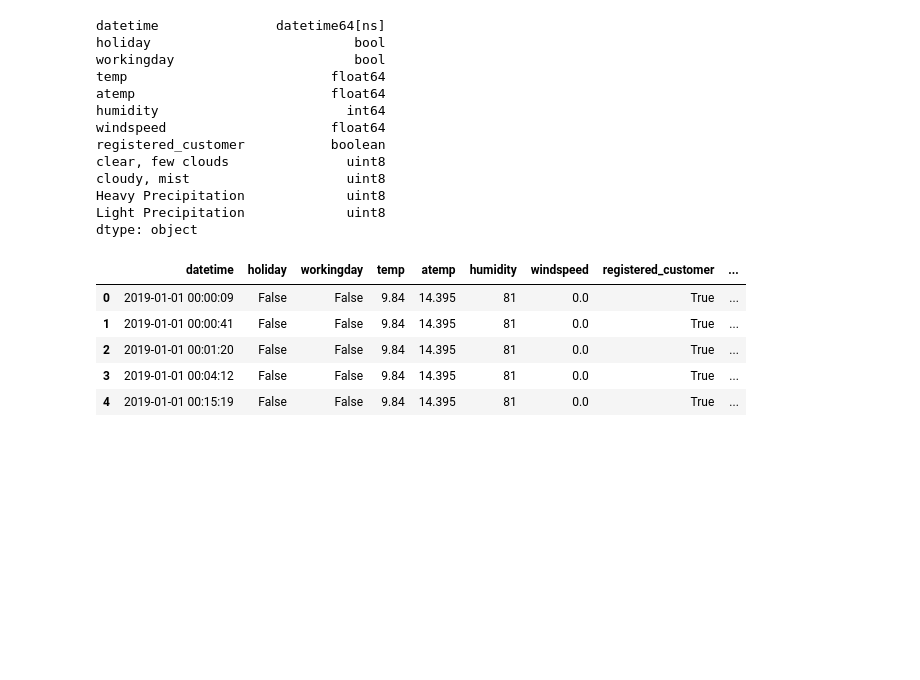
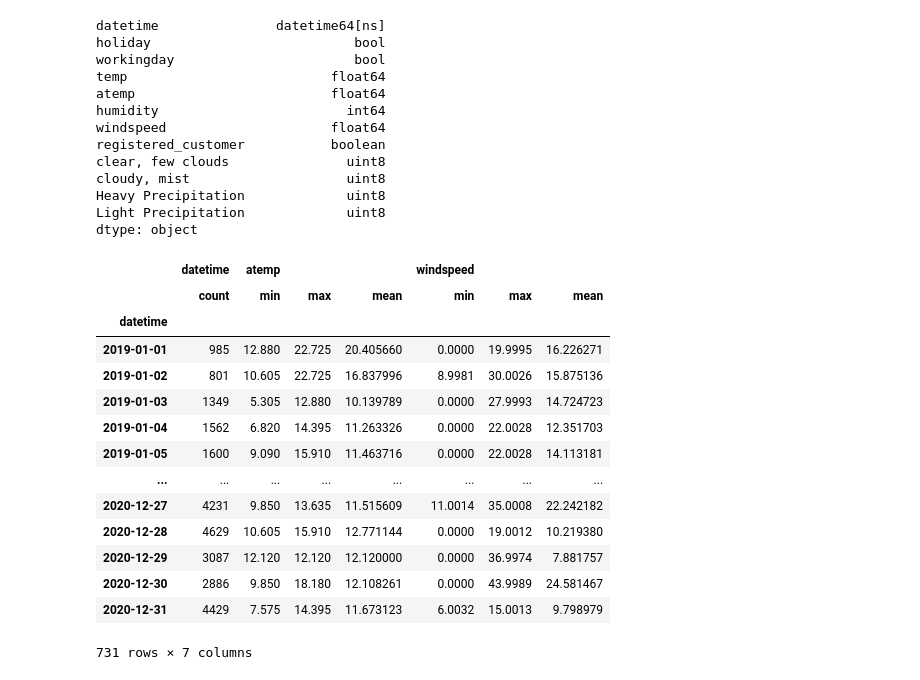
Before and after one commit to LeonBeyer123/Business_Intelligence, a Jupyter notebook: Aufgabe 1.ipynb, the cells around one changed output. Drawn from its saved outputs; the diff is of its cells as text; code cells hidden in the pictures; blank space fills up the shorter version.

```diff
--- a/Aufgabe 1.ipynb
+++ b/Aufgabe 1.ipynb
@@ -184,21 +182,36 @@ subset = dataset.loc[dataset["humidity"] == 0]
 # %%
 dataset['Dates'] = pd.to_datetime(dataset['datetime']).dt.date
 dataset['Time'] = pd.to_datetime(dataset['datetime']).dt.time
 
 dataset['Weekday'] = pd.to_datetime(dataset['datetime']).dt.day_name()
 
 
 #Hausaufgabe Leon
 #cal = calendar()
 #holidays = cal.holidays(start=dataset['Dates'].min(), end=dataset['Dates'].max())
 #dataset['Holiday'] = dataset['Dates'].isin(holidays)
 
 
-dataset.head()
+#dataset.head(50)
+
+dataset.groupby(by=dataset['datetime'].dt.date).agg({
+    'datetime': ['count'],
+    'atemp': ['min', 'max', 'mean'],
+    'windspeed': ['min', 'max', 'mean']
+})
 # %% [output]
-|  | datetime | holiday | workingday | temp | atemp | humidity | windspeed | registered_customer | ... |
-| 0 | 2019-01-01 00:00:09 | False | False | 9.84 | 14.395 | 81 | 0.0 | True | ... |
-| 1 | 2019-01-01 00:00:41 | False | False | 9.84 | 14.395 | 81 | 0.0 | True | ... |
-| 2 | 2019-01-01 00:01:20 | False | False | 9.84 | 14.395 | 81 | 0.0 | True | ... |
-| 3 | 2019-01-01 00:04:12 | False | False | 9.84 | 14.395 | 81 | 0.0 | True | ... |
-| 4 | 2019-01-01 00:15:19 | False | False | 9.84 | 14.395 | 81 | 0.0 | True | ... |
+|  | datetime | atemp |  |  | windspeed |  |  |
+|  | count | min | max | mean | min | max | mean |
+| datetime |  |  |  |  |  |  |  |
+| 2019-01-01 | 985 | 12.880 | 22.725 | 20.405660 | 0.0000 | 19.9995 | 16.226271 |
+| 2019-01-02 | 801 | 10.605 | 22.725 | 16.837996 | 8.9981 | 30.0026 | 15.875136 |
+| 2019-01-03 | 1349 | 5.305 | 12.880 | 10.139789 | 0.0000 | 27.9993 | 14.724723 |
+| 2019-01-04 | 1562 | 6.820 | 14.395 | 11.263326 | 0.0000 | 22.0028 | 12.351703 |
+| 2019-01-05 | 1600 | 9.090 | 15.910 | 11.463716 | 0.0000 | 22.0028 | 14.113181 |
+| ... | ... | ... | ... | ... | ... | ... | ... |
+| 2020-12-27 | 4231 | 9.850 | 13.635 | 11.515609 | 11.0014 | 35.0008 | 22.242182 |
+| 2020-12-28 | 4629 | 10.605 | 15.910 | 12.771144 | 0.0000 | 19.0012 | 10.219380 |
+| 2020-12-29 | 3087 | 12.120 | 12.120 | 12.120000 | 0.0000 | 36.9974 | 7.881757 |
+| 2020-12-30 | 2886 | 9.850 | 18.180 | 12.108261 | 0.0000 | 43.9989 | 24.581467 |
+| 2020-12-31 | 4429 | 7.575 | 14.395 | 11.673123 | 6.0032 | 15.0013 | 9.798979 |
+731 rows × 7 columns
```
Also changed, not shown: parts of 4 cells of this notebook.
